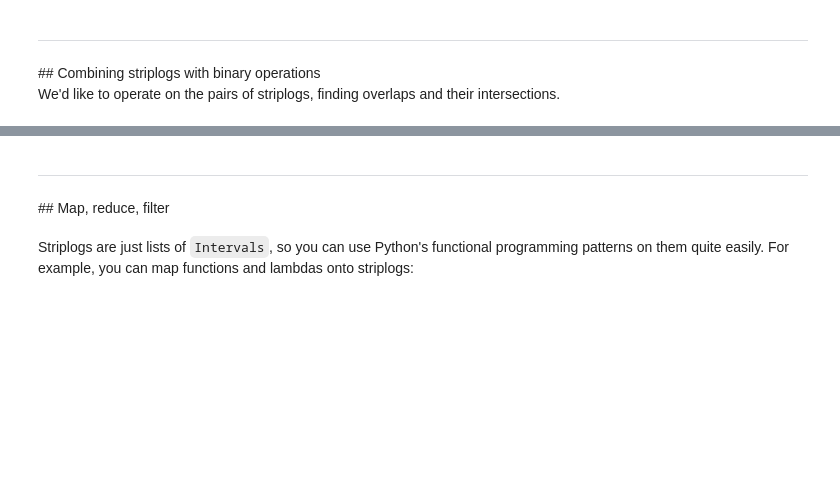
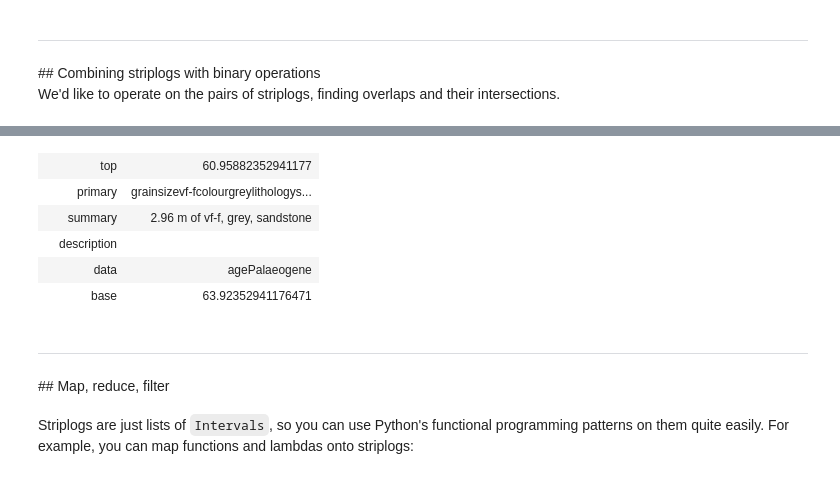
Before and after one commit to agilescientific/striplog, a Jupyter notebook: tutorial/Striplog_expert.ipynb, the cells around one changed output, grey strips where cells are left out. Saved outputs shown, nothing was run; the diff lists cells and outputs as text; code cells hidden in the pictures; blank space fills up the shorter version.

```diff
--- a/tutorial/Striplog_expert.ipynb
+++ b/tutorial/Striplog_expert.ipynb
@@ -212,3 +223,12 @@ plt.show()
+# %%
+sands[1]
+# %% [output]
+|  | top | 60.95882352941177 |
+|  | primary | grainsizevf-fcolourgreylithologys... |
+|  | summary | 2.96 m of vf-f, grey, sandstone |
+|  | description |  |
+|  | data | agePalaeogene |
+|  | base | 63.92352941176471 |
 # %% [markdown]
 <hr />
 ## Map, reduce, filter
```
Also changed, not shown: parts of 33 cells of this notebook, 3 other files.
